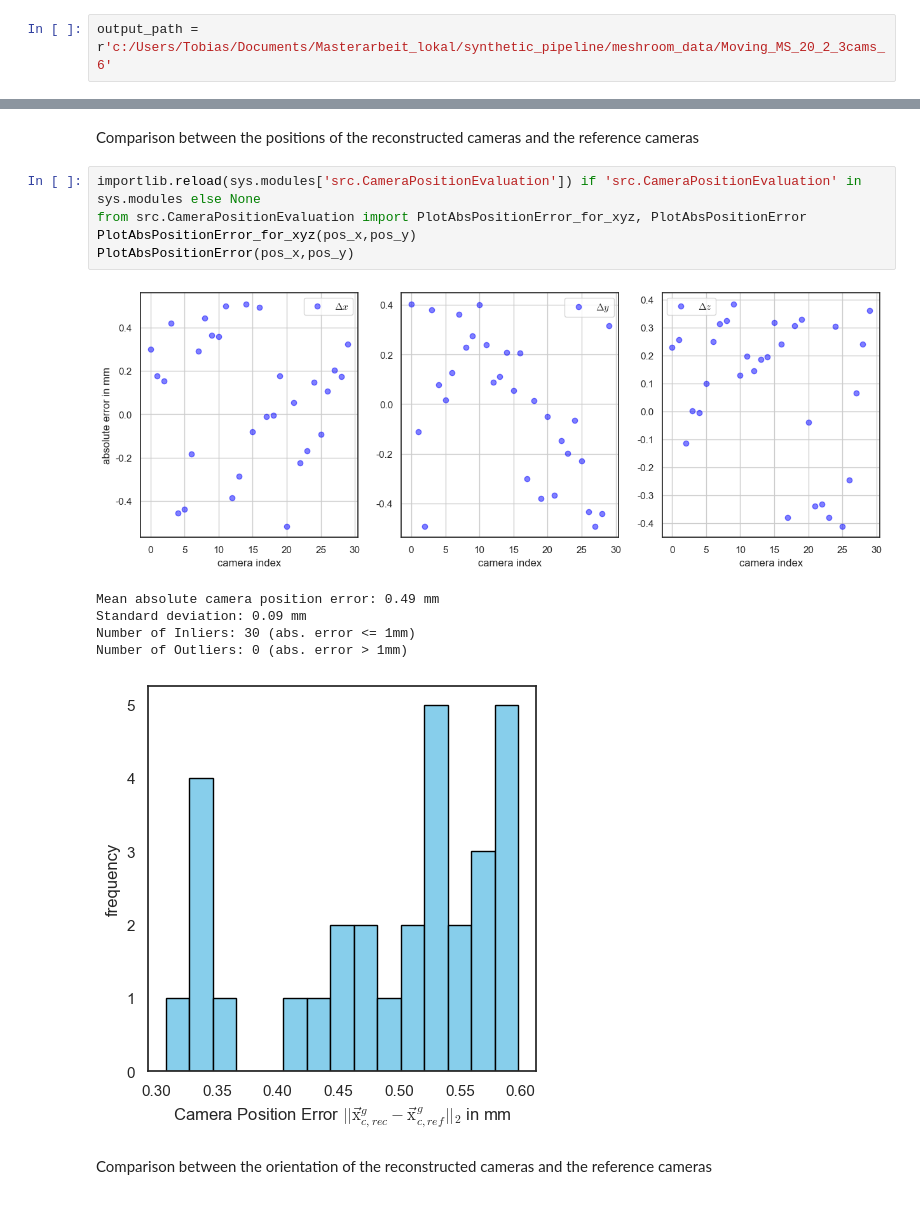
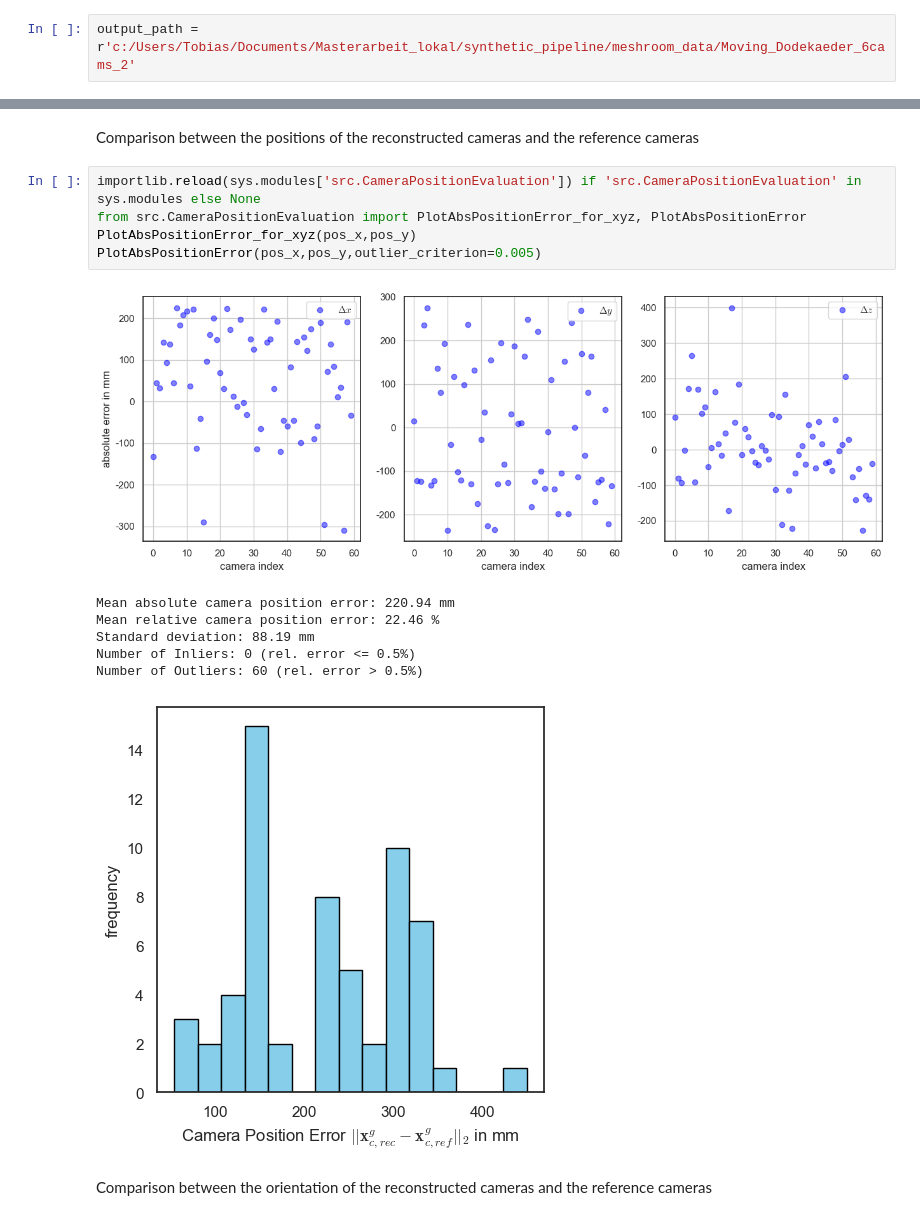
Before and after one commit to tobiashead/synthetic-pipeline-for-3d-reconstruction-of-falling-particles, a Jupyter notebook: pipeline_evaluation.ipynb, the cells around one changed output, grey strips where cells are left out. Drawn from its saved outputs; the diff is of its cells as text.

```diff
--- a/pipeline_evaluation.ipynb
+++ b/pipeline_evaluation.ipynb
@@ -16,7 +20,7 @@ import shutil
 # %% [markdown]
 ### Set Output Path
 # %%
-output_path = r'c:/Users/Tobias/Documents/Masterarbeit_lokal/synthetic_pipeline/meshroom_data/Moving_MS_20_2_3cams_6'
+output_path = r'c:/Users/Tobias/Documents/Masterarbeit_lokal/synthetic_pipeline/meshroom_data/Moving_Dodekaeder_6cams_2'
 # %% [markdown]
 ### loading reconstructed data and generation informations
 # %%
@@ -311,15 +330,16 @@ Comparison between the positions of the reconstructed cameras and the reference
 # %%
 importlib.reload(sys.modules['src.CameraPositionEvaluation']) if 'src.CameraPositionEvaluation' in sys.modules else None
 from src.CameraPositionEvaluation import PlotAbsPositionError_for_xyz, PlotAbsPositionError
 PlotAbsPositionError_for_xyz(pos_x,pos_y)
-PlotAbsPositionError(pos_x,pos_y)
+PlotAbsPositionError(pos_x,pos_y,outlier_criterion=0.005)
 # %% [output]
-[figure, old version]
+[figure, new version]
-Mean absolute camera position error: 0.49 mm
-Standard deviation: 0.09 mm
-Number of Inliers: 30 (abs. error <= 1mm)
-Number of Outliers: 0 (abs. error > 1mm)
+Mean absolute camera position error: 220.94 mm
+Mean relative camera position error: 22.46 %
+Standard deviation: 88.19 mm
+Number of Inliers: 0 (rel. error <= 0.5%)
+Number of Outliers: 60 (rel. error > 0.5%)
-[figure, old version]
+[figure, new version]
 # %% [markdown]
 Comparison between the orientation of the reconstructed cameras and the reference cameras
 # %%
```
Also changed, not shown: parts of 16 cells of this notebook, 6 other files.
